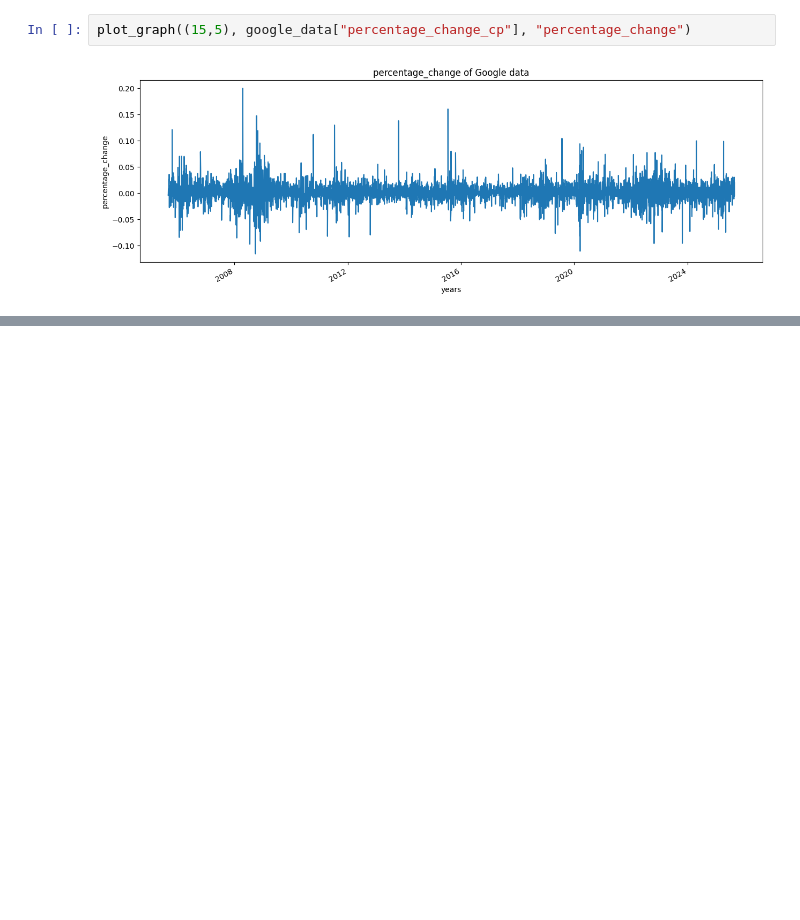
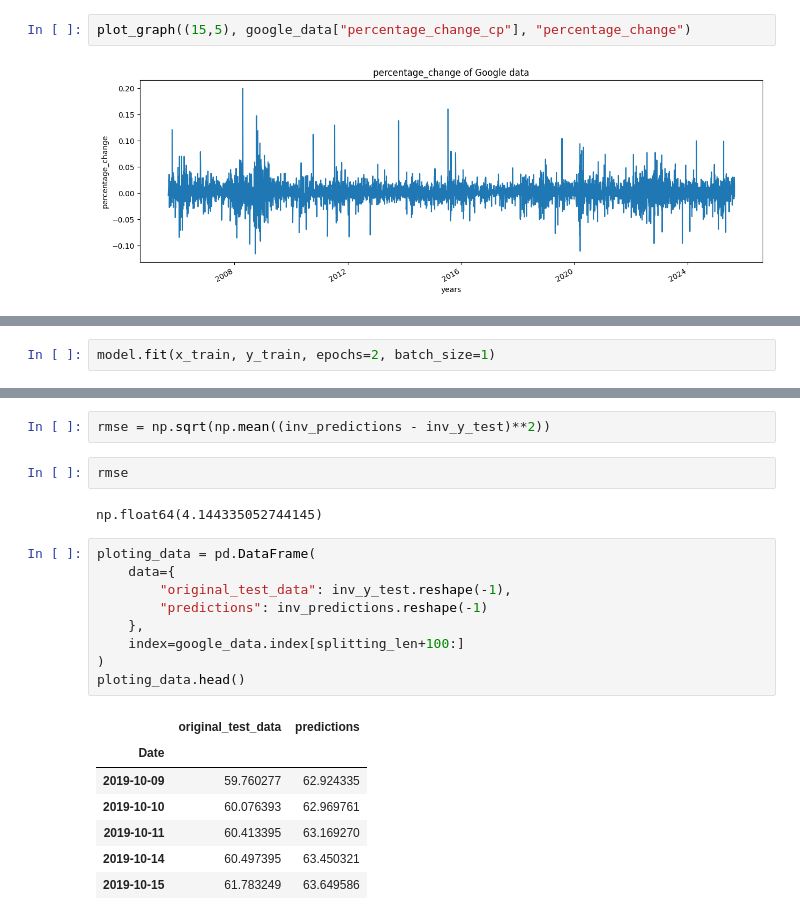
Before and after one commit to magdalena-ivanova-ds/Stock-Price-Prediction, a Jupyter notebook: stock_price.ipynb, the cells around one changed output, grey strips where cells are left out. Drawn from its saved outputs; the diff is of its cells as text; blank space fills up the shorter version.

```diff
--- a/stock_price.ipynb
+++ b/stock_price.ipynb
@@ -254,0 +368,2 @@ Name: Adj Close, Length: 5032, dtype: float64
+# %%
+model.fit(x_train, y_train, epochs=2, batch_size=1)
@@ -254,0 +431,23 @@ Name: Adj Close, Length: 5032, dtype: float64
+# %%
+rmse = np.sqrt(np.mean((inv_predictions - inv_y_test)**2))
+# %%
+rmse
+# %% [output]
+np.float64(4.144335052744145)
+# %%
+ploting_data = pd.DataFrame(
+    data={
+        "original_test_data": inv_y_test.reshape(-1),
+        "predictions": inv_predictions.reshape(-1)
+    },
+    index=google_data.index[splitting_len+100:]
+)
+ploting_data.head()
+# %% [output]
+|  | original_test_data | predictions |
+| Date |  |  |
+| 2019-10-09 | 59.760277 | 62.924335 |
+| 2019-10-10 | 60.076393 | 62.969761 |
+| 2019-10-11 | 60.413395 | 63.169270 |
+| 2019-10-14 | 60.497395 | 63.450321 |
+| 2019-10-15 | 61.783249 | 63.649586 |
```
Also changed, not shown: parts of 26 cells of this notebook.
